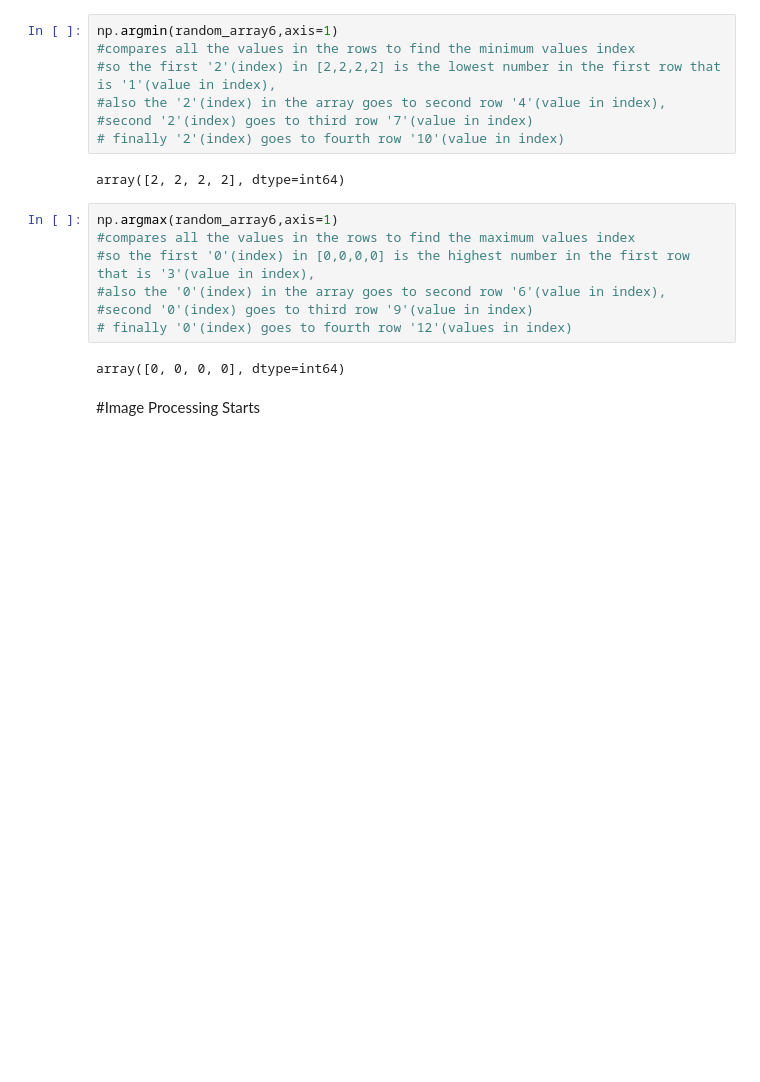
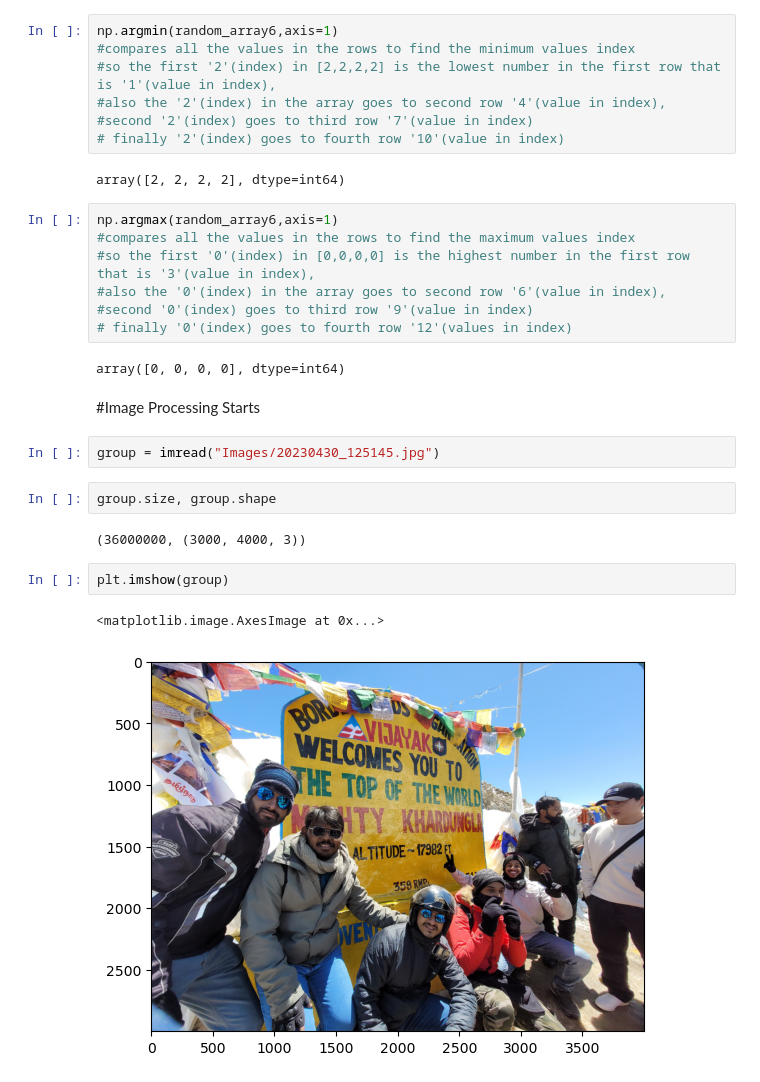
Before and after one commit to Rpavanmurthy/Data-Science, a Jupyter notebook: health.ipynb, the cells around one changed output. Cells and saved outputs as stored; diff of their text form; blank space fills up the shorter version.

Commit message:
started image processing

```diff
--- a/health.ipynb
+++ b/health.ipynb
@@ -453,3 +454,14 @@ np.argmax(random_array6,axis=1)
 array([0, 0, 0, 0], dtype=int64)
 # %% [markdown]
 #Image Processing Starts
+# %%
+group = imread("Images/20230430_125145.jpg")
+# %%
+group.size, group.shape
+# %% [output]
+(36000000, (3000, 4000, 3))
+# %%
+plt.imshow(group)
+# %% [output]
+<matplotlib.image.AxesImage at 0x...>
+[figure, added]
```
Also changed, not shown: parts of 1 cell of this notebook.
